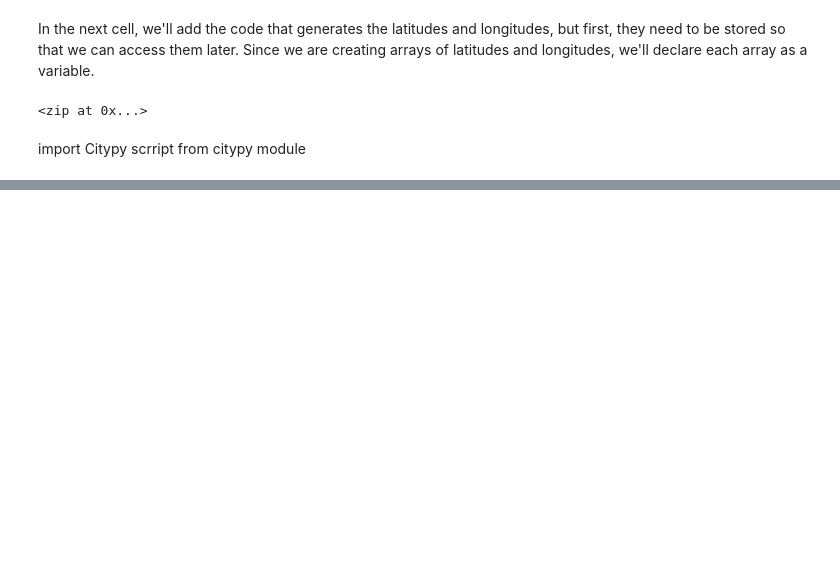
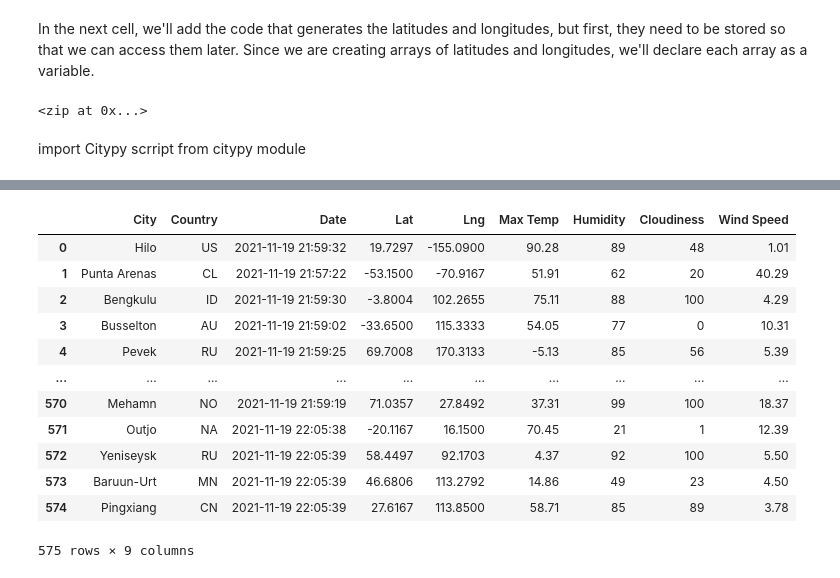
Before and after one commit to Julcatan/World_Weather_Analysis, a Jupyter notebook: WeatherPy.ipynb, the cells around one changed output, grey strips where cells are left out. Cells and saved outputs as stored; diff of their text form; code cells hidden in the pictures; blank space fills up the shorter version.

```diff
--- a/WeatherPy.ipynb
+++ b/WeatherPy.ipynb
@@ -5,0 +13,4 @@ import numpy as np
+# %%
+# Starting URL for Weather Map API Call.
+url = "http://api.openweathermap.org/data/2.5/weather?units=Imperial&APPID=" + weather_api_key
+print(url)
@@ -37,0 +135,4 @@ len(cities)
+# %%
+# Convert the array of dictionaries to a Pandas DataFrame.
+city_data_df = pd.DataFrame(city_data)
+city_data_df.head(10)
@@ -37,0 +159,19 @@ len(cities)
+# %%
+new_column_order =["City","Country","Date","Lat","Lng","Max Temp","Humidity","Cloudiness","Wind Speed"]
+city_data_df = city_data_df[new_column_order]
+# %%
+city_data_df
+# %% [output]
+|  | City | Country | Date | Lat | Lng | Max Temp | Humidity | Cloudiness | Wind Speed |
+| 0 | Hilo | US | 2021-11-19 21:59:32 | 19.7297 | -155.0900 | 90.28 | 89 | 48 | 1.01 |
+| 1 | Punta Arenas | CL | 2021-11-19 21:57:22 | -53.1500 | -70.9167 | 51.91 | 62 | 20 | 40.29 |
+| 2 | Bengkulu | ID | 2021-11-19 21:59:30 | -3.8004 | 102.2655 | 75.11 | 88 | 100 | 4.29 |
+| 3 | Busselton | AU | 2021-11-19 21:59:02 | -33.6500 | 115.3333 | 54.05 | 77 | 0 | 10.31 |
+| 4 | Pevek | RU | 2021-11-19 21:59:25 | 69.7008 | 170.3133 | -5.13 | 85 | 56 | 5.39 |
+| ... | ... | ... | ... | ... | ... | ... | ... | ... | ... |
+| 570 | Mehamn | NO | 2021-11-19 21:59:19 | 71.0357 | 27.8492 | 37.31 | 99 | 100 | 18.37 |
+| 571 | Outjo | NA | 2021-11-19 22:05:38 | -20.1167 | 16.1500 | 70.45 | 21 | 1 | 12.39 |
+| 572 | Yeniseysk | RU | 2021-11-19 22:05:39 | 58.4497 | 92.1703 | 4.37 | 92 | 100 | 5.50 |
+| 573 | Baruun-Urt | MN | 2021-11-19 22:05:39 | 46.6806 | 113.2792 | 14.86 | 49 | 23 | 4.50 |
+| 574 | Pingxiang | CN | 2021-11-19 22:05:39 | 27.6167 | 113.8500 | 58.71 | 85 | 89 | 3.78 |
+575 rows × 9 columns
```
Also changed, not shown: parts of 11 cells of this notebook, 4 other files.
